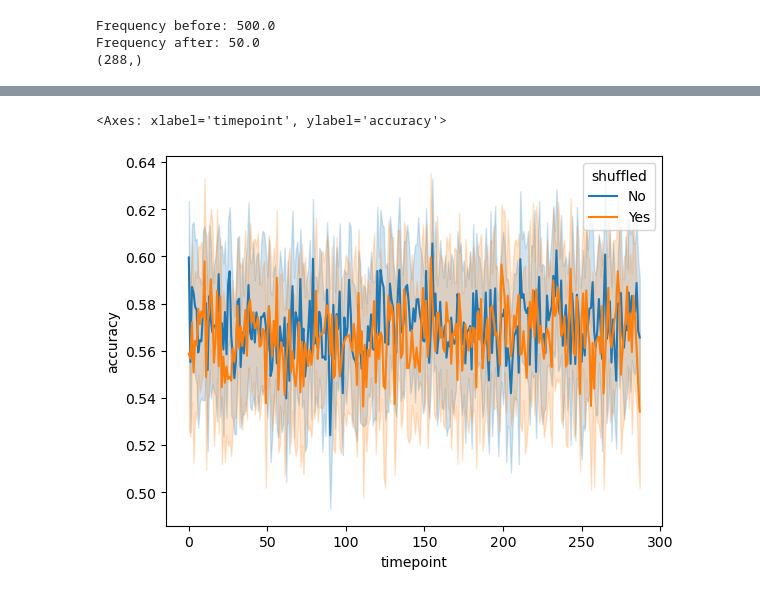
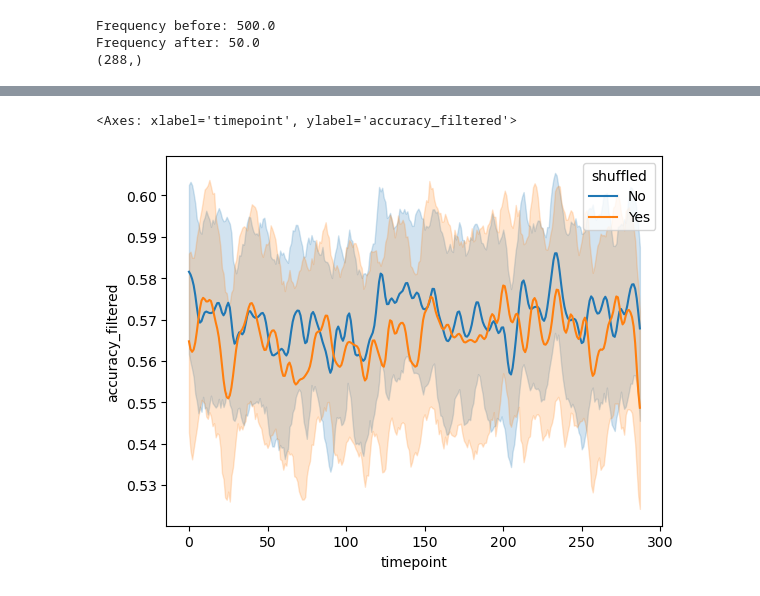
Before and after one commit to unthrived/master-thesis, a Jupyter notebook: 2_results_sns_deci.ipynb, the cells around one changed output, grey strips where cells are left out. Saved outputs shown, nothing was run; the diff lists cells and outputs as text; code cells hidden in the pictures.

```diff
--- a/2_results_sns_deci.ipynb
+++ b/2_results_sns_deci.ipynb
@@ -16,7 +16,7 @@ Frequency after: 50.0
 (288,)
 # %%
 '''Variables'''
-sigma = 5
+sigma = 2
 timepoints = time_labels.shape[0]
 # %%
 
@@ -61,12 +61,14 @@ data = np.load('results_deci_rf/timepoint_decision_shuffled_0.npy', allow_pickle
 for subject in range(26):
     for timepoint in range(timepoints):
         rows.append({'subject': subject, 'timepoint': timepoint, 'accuracy': data[subject][timepoint], 'shuffled': 'Yes'})
-df_deci_shuffled = pd.DataFrame(rows)
+df_deci = pd.DataFrame(rows)
+grouped = df_deci.groupby('subject')
+df_deci['accuracy_filtered'] = grouped['accuracy'].transform(lambda x: gaussian_filter(x, sigma=sigma))
 # %%
-sns.lineplot(x="timepoint", y="accuracy", data=df_deci_shuffled, hue='shuffled')
+sns.lineplot(x="timepoint", y="accuracy_filtered", data=df_deci, hue='shuffled')
 # %% [output]
-<Axes: xlabel='timepoint', ylabel='accuracy'>
+<Axes: xlabel='timepoint', ylabel='accuracy_filtered'>
-[figure, old version]
+[figure, new version]
 # %%
 df_resp = pd.DataFrame(columns=['subject', 'timepoint', 'accuracy'])
 data = np.load('results_resp_rf/timepoint_response_weightless_0.npy', allow_pickle=True)
```
Also changed, not shown: parts of 4 cells of this notebook.
